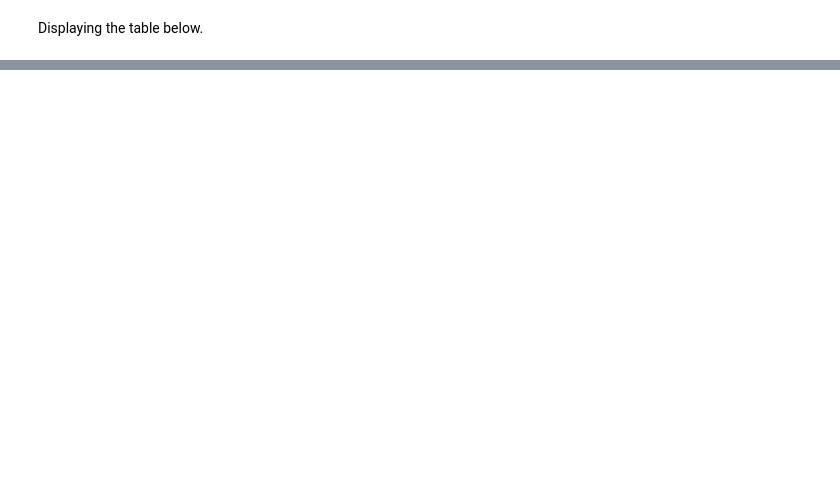
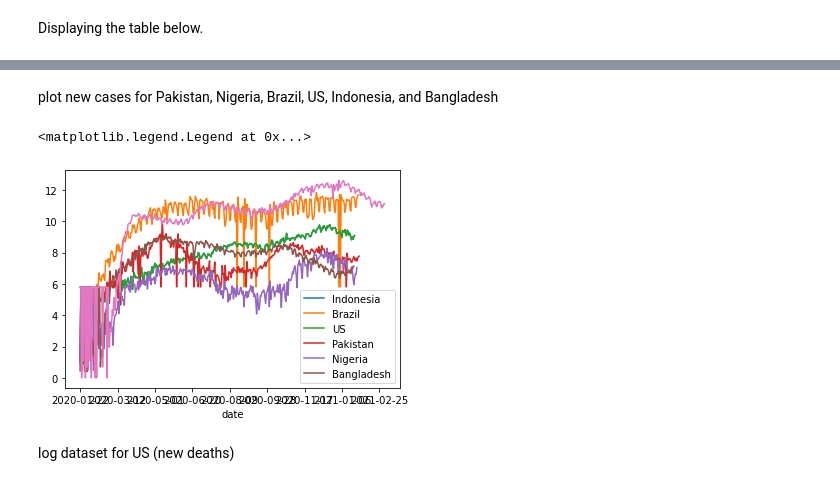
Before and after one commit to UNCG-CSE/SP-21_COVID-Team_4, a Jupyter notebook: src/team/stage_II/stage_II.ipynb, the cells around one changed output, grey strips where cells are left out. Drawn from its saved outputs; the diff is of its cells as text; code cells hidden in the pictures; blank space fills up the shorter version.

```diff
--- a/src/team/stage_II/stage_II.ipynb
+++ b/src/team/stage_II/stage_II.ipynb
@@ -266,0 +471,3 @@ all_deaths
+# %%
+pakistan_log_dataset = all_cases[all_cases['location'] == 'Pakistan']
+pakistan_log_dataset
@@ -266,0 +503,3 @@ all_deaths
+# %%
+nigeria_log_dataset = all_cases[all_cases['location'] == 'Nigeria']
+nigeria_log_dataset
@@ -266,0 +535,3 @@ all_deaths
+# %%
+bangladesh_log_dataset = all_cases[all_cases['location'] == 'Bangladesh']
+bangladesh_log_dataset
@@ -266,0 +567,3 @@ all_deaths
+# %%
+us_log_dataset = all_cases[all_cases['location'] == 'United States']
+us_log_dataset
@@ -266,0 +584,18 @@ all_deaths
+# %% [markdown]
+plot new cases for Pakistan, Nigeria, Brazil, US, Indonesia, and Bangladesh
+# %%
+import pandas as pd
+
+ex1 = indonesia_log_dataset.plot(x='date', y='log')
+brazil_log_dataset.plot(x='date', y='log', ax=ex1)
+indonesia_log_dataset.plot(x='date', y='log', ax=ex1)
+pakistan_log_dataset.plot(x='date', y='log', ax=ex1)
+nigeria_log_dataset.plot(x='date', y='log', ax=ex1)
+bangladesh_log_dataset.plot(x='date', y='log', ax=ex1)
+us_log_dataset.plot(x='date', y='log', ax=ex1)
+ex1.legend(["Indonesia", "Brazil", "US", "Pakistan", "Nigeria", "Bangladesh"])
+# %% [output]
+<matplotlib.legend.Legend at 0x...>
+[figure, added]
+# %% [markdown]
+log dataset for US (new deaths)
```
Also changed, not shown: parts of 54 cells of this notebook.
